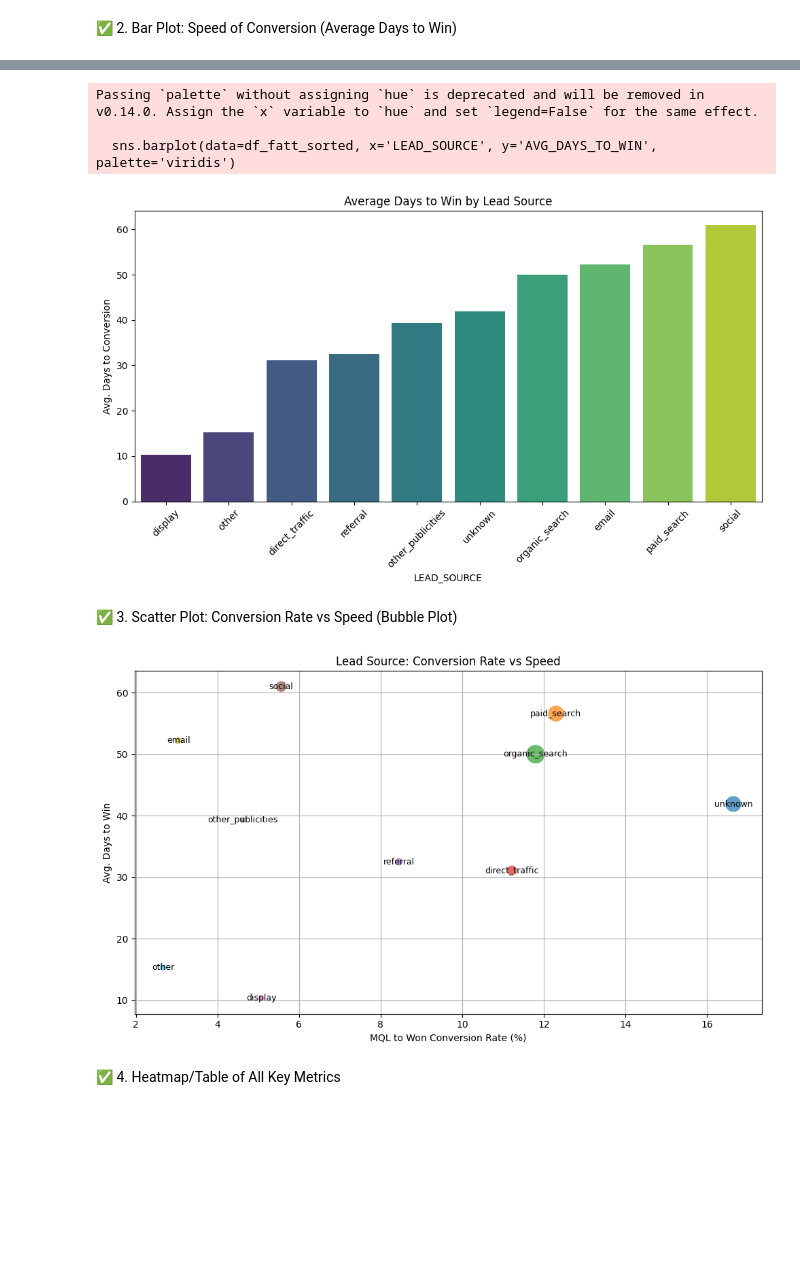
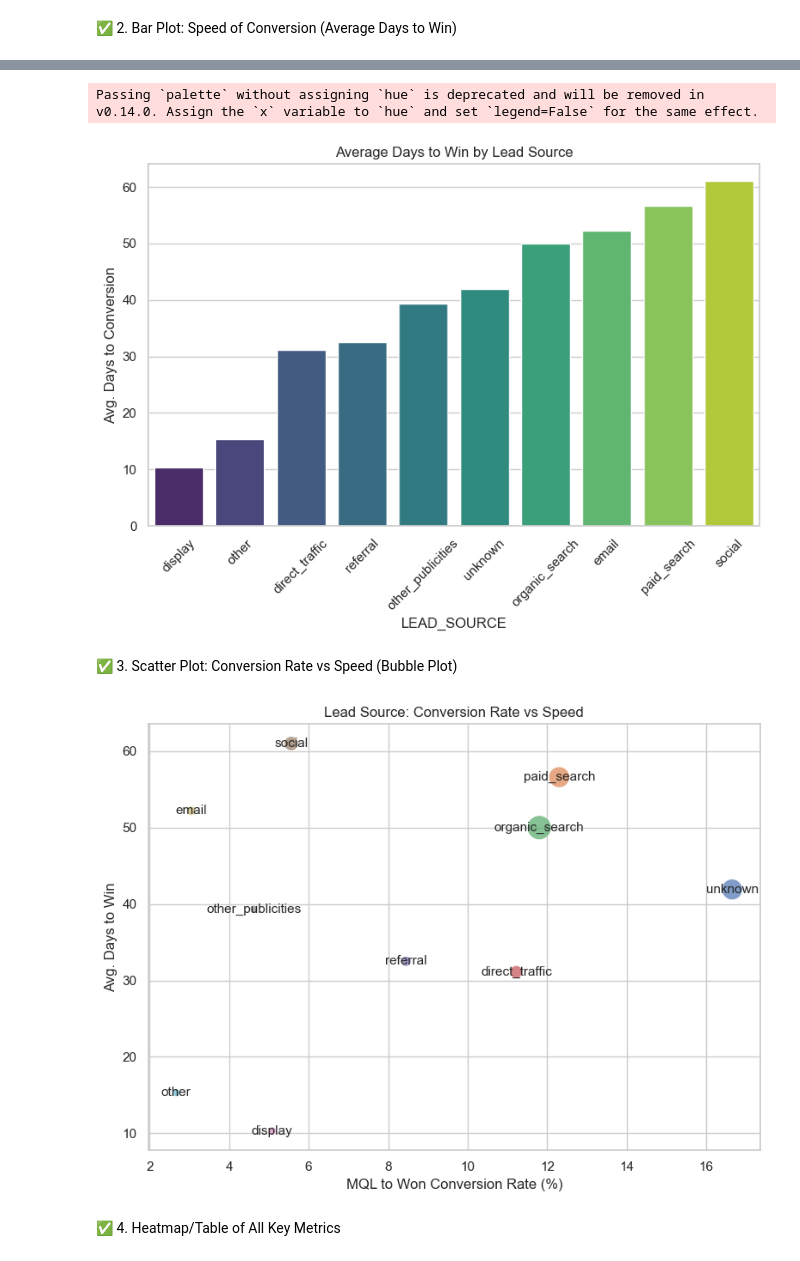
Before and after one commit to AnguieGarciaB/Cobre, a Jupyter notebook: notebooks/insights.ipynb, the cells around one changed output, grey strips where cells are left out. Cells and saved outputs as stored; diff of their text form; code cells hidden in the pictures; blank space fills up the shorter version.

```diff
--- a/notebooks/insights.ipynb
+++ b/notebooks/insights.ipynb
@@ -203,21 +319,19 @@ plt.show()
 # %%
 df_fatt_sorted = df_first_att.sort_values(by='AVG_DAYS_TO_WIN', ascending=True)
-plt.figure(figsize=(10, 6))
+plt.figure(figsize=(8, 6))
 sns.barplot(data=df_fatt_sorted, x='LEAD_SOURCE', y='AVG_DAYS_TO_WIN', palette='viridis')
 plt.title('Average Days to Win by Lead Source')
 plt.ylabel('Avg. Days to Conversion')
 plt.xticks(rotation=45)
 plt.tight_layout()
 plt.show()
 # %% [output]
 Passing `palette` without assigning `hue` is deprecated and will be removed in v0.14.0. Assign the `x` variable to `hue` and set `legend=False` for the same effect.
-
-  sns.barplot(data=df_fatt_sorted, x='LEAD_SOURCE', y='AVG_DAYS_TO_WIN', palette='viridis')
-[figure, old version]
+[figure, new version]
 # %% [markdown]
 ✅ 3. Scatter Plot: Conversion Rate vs Speed (Bubble Plot)
 # %%
-plt.figure(figsize=(10, 6))
+plt.figure(figsize=(8, 6))
 sns.scatterplot(
     data=df_conversion_rates,
     x='MQL_TO_WON_RATE',
@@ -235,7 +349,7 @@ for i in range(len(df_conversion_rates)):
         x=df_conversion_rates['MQL_TO_WON_RATE'][i],
         y=df_first_att['AVG_DAYS_TO_WIN'][i],
         s=df_conversion_rates['LEAD_SOURCE'][i],
-        fontsize=9,
+        fontsize=11,
         ha='center',
         va='center'
     )
@@ -247,7 +361,7 @@ plt.grid(True)
 plt.tight_layout()
 plt.show()
 # %% [output]
-[figure, old version]
+[figure, new version]
 # %% [markdown]
 ✅ 4. Heatmap/Table of All Key Metrics
 # %%
```
Also changed, not shown: parts of 24 cells of this notebook, 15 other files.
